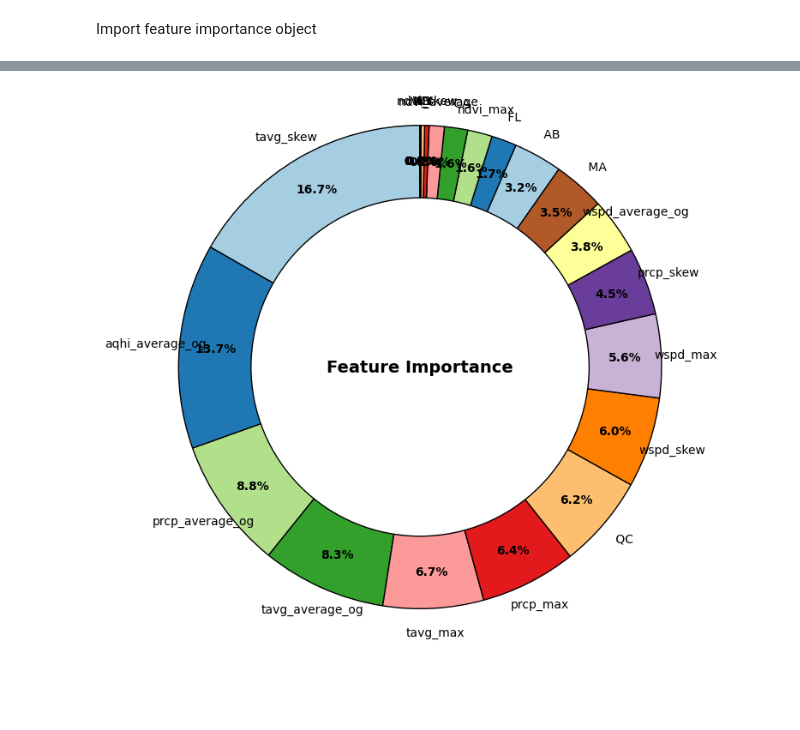
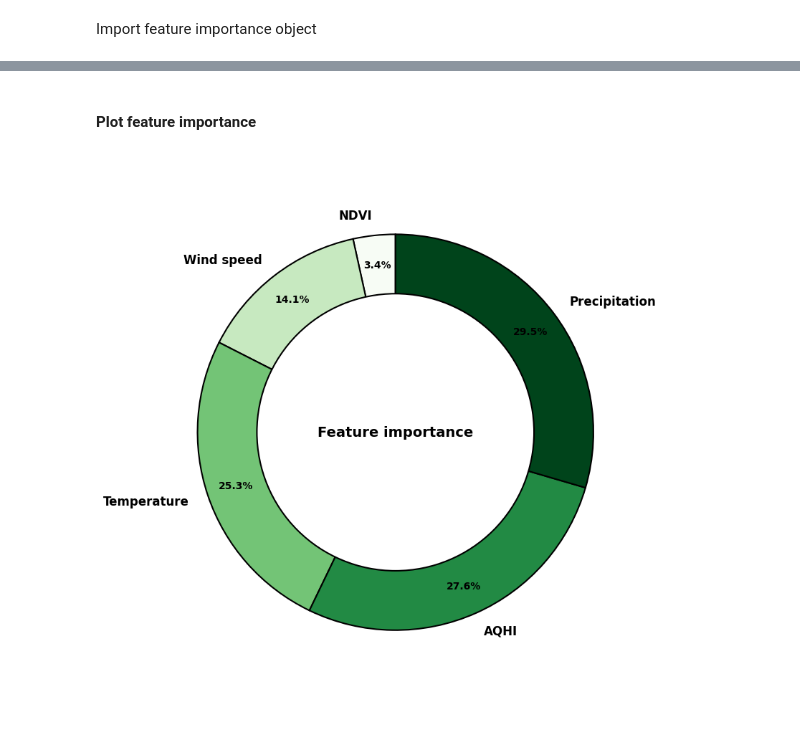
Before and after one commit to Nectar-Technologies/ledge-nectar, a Jupyter notebook: aqi/notebooks/05_fit_RSF.ipynb, the cells around one changed output, grey strips where cells are left out. Saved outputs shown, nothing was run; the diff lists cells and outputs as text; code cells hidden in the pictures; blank space fills up the shorter version.

```diff
--- a/aqi/notebooks/05_fit_RSF.ipynb
+++ b/aqi/notebooks/05_fit_RSF.ipynb
@@ -261,12 +280,20 @@ To bypass running, just import the object locally.
 # %% [markdown]
 Import feature importance object
 # %%
-result = joblib.load(os.path.join(cluster_job, 'best_RSF_NoRegion.pkl'))
+result = joblib.load(os.path.join(cluster_job, 'RSF_NoRegion_FeatImp.pkl'))
 # %%
+# Add a label column before sorting
 df_imp = pd.DataFrame(
     {k: result[k] for k in ("importances_mean", "importances_std",)},
     index=X.columns
-).sort_values(by="importances_mean", ascending=False)
+)
 
-df_imp
+# Add a label column with custom feature names (before sorting)
+df_imp['label'] = ['AQHI', 'Temperature', 'Wind speed', 'NDVI', 'Precipitation']
+
+# Now sort by importance
+df_imp = df_imp.sort_values(by="importances_mean", ascending=True)
+
+# View the updated DataFrame
+print(df_imp)
 # %% [output]
@@ -314,36 +306,51 @@ plt.show()
+# %% [markdown]
+#### Plot feature importance
 # %%
-# Create a donut chart
+# Values and custom labels
+values = df_imp['importances_mean']
+labels = df_imp['label']
+
+# Color palette
+colors = cm.Greens(np.linspace(0, 1, len(values)))
+
+# Donut chart
 fig, ax = plt.subplots(figsize=(8, 8))
 wedges, texts, autotexts = ax.pie(
-    sizes,
+    values,
     labels=labels,
-    autopct='%1.1f%%',  # Display percentage on each slice
-    startangle=90,  # Start the pie chart at 90 degrees
-    colors=plt.cm.Paired.colors,  # Use a colormap for distinct colors
-    wedgeprops={'edgecolor': 'black'},  # Add black edges to wedges
-    pctdistance=0.85,  # Position the percentage labels inside the slices,
+    autopct='%1.1f%%',  # Percentage display
+    startangle=90,      # Start the pie chart at 90 degrees
+    colors=colors,
+    wedgeprops={'edgecolor': 'black', 'linewidth': 1.5},  # Edges control
+    pctdistance=0.85    # % Inside slices
 )
 
-# Add a circle at the center to create the "donut" effect
-center_circle = plt.Circle((0, 0), 0.70, fc='white', edgecolor='black', lw=1)
+# Add a circle at the center for donut effect
+center_circle = plt.Circle((0, 0), 0.70, fc='white', edgecolor='black', lw=1.5)
 fig.gca().add_artist(center_circle)
 
-# Equal aspect ratio ensures that the pie is drawn as a circle
+# Aspect ratio
 plt.axis('equal')
 
-# Align the labels horizontally
-for text in texts:
-    text.set_horizontalalignment('center')
-
-# Modify the percentage labels to be inside the color bars
+# Percentage labels inside color bars
 for autotext in autotexts:
     autotext.set_color('black')
     autotext.set_weight('bold')
 
-# Place the title in the middle of the donut
-plt.text(0, 0, 'Feature Importance', ha='center', va='center', fontsize=14, weight='bold')
+# Feature labels text
+for text in texts:
+    text.set_fontsize(12)
+    text.set_weight('bold')
 
-# Show the donut chart
+# Title in the middle
+plt.text(0, 0, 'Feature importance', ha='center', va='center', fontsize=14, weight='bold')
+
+# Save plot
+plt.tight_layout()
+outputs_folder = os.path.join(os.getcwd(), '..', 'outputs')
+plt.savefig(os.path.join(outputs_folder, "RSF_NoRegion_FeatImp.png"), dpi=500)
+
+# Show plot
 plt.show()
 # %% [output]
-[figure, old version]
+[figure, new version]
```
Also changed, not shown: parts of 8 cells of this notebook.
